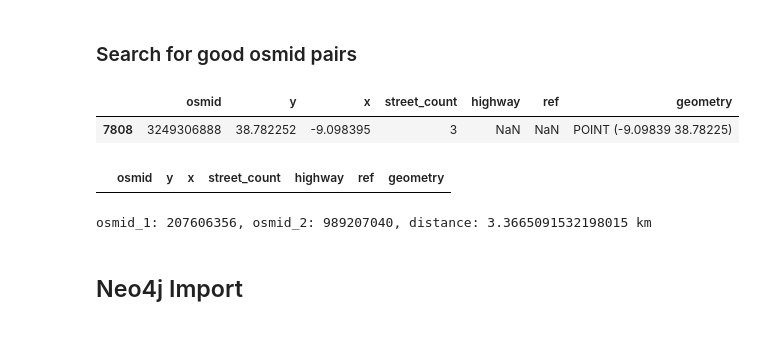
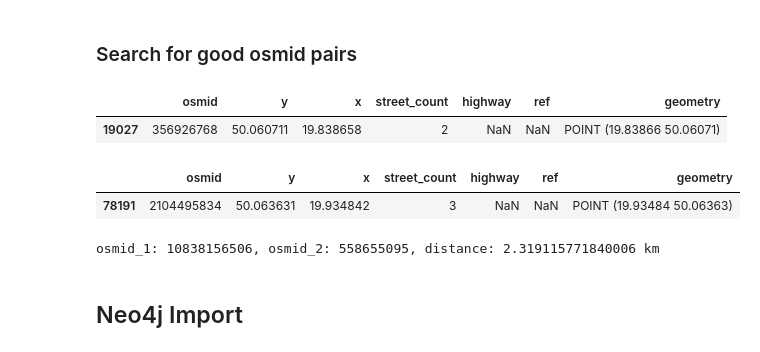
Before and after one commit to juliakisielewicz/graph-routing, a Jupyter notebook: load_data_neo4j.ipynb, the cells around one changed output. Cells and saved outputs as stored; diff of their text form; code cells hidden in the pictures.

```diff
--- a/load_data_neo4j.ipynb
+++ b/load_data_neo4j.ipynb
@@ -7,3 +5,5 @@ G = ox.graph_from_place("Lisboa", network_type="drive", simplify=True)
+# %%
+G = ox.load_graphml("./data/krakow.graphml")
 # %%
 print(G)
 # %% [output]
@@ -57,16 +51,19 @@ gdf_relationships
 # %% [markdown]
 ### Search for good osmid pairs
-# %%
-# Cais do Sodre
-gdf_nodes[gdf_nodes["osmid"] == 3249306888]
-# %% [output]
-|  | osmid | y | x | street_count | highway | ref | geometry |
-| 7808 | 3249306888 | 38.782252 | -9.098395 | 3 | NaN | NaN | POINT (-9.09839 38.78225) |
 # %%
-# Gulbekain museum
-gdf_nodes[gdf_nodes["osmid"] == 5548273231]
+# Node 1 - zakamycze
+node_nr_1 = 356926768
+gdf_nodes[gdf_nodes["osmid"] == node_nr_1]
 # %% [output]
 |  | osmid | y | x | street_count | highway | ref | geometry |
+| 19027 | 356926768 | 50.060711 | 19.838658 | 2 | NaN | NaN | POINT (19.83866 50.06071) |
+# %%
+# Node 2 - betel
+node_nr_2 = 2104495834
+gdf_nodes[gdf_nodes["osmid"] == node_nr_2]
+# %% [output]
+|  | osmid | y | x | street_count | highway | ref | geometry |
+| 78191 | 2104495834 | 50.063631 | 19.934842 | 3 | NaN | NaN | POINT (19.93484 50.06363) |
 # %%
 # two random osmid
 start_and_finish = gdf_nodes.sample(2)
@@ -79,7 +76,7 @@ coords_2 = start_and_finish.iloc[1]["y"], start_and_finish.iloc[1]["x"]
 
 print(f"osmid_1: {osmid_1}, osmid_2: {osmid_2}, distance: {geopy.distance.distance(coords_1, coords_2).km} km")
 # %% [output]
-osmid_1: 207606356, osmid_2: 989207040, distance: 3.3665091532198015 km
+osmid_1: 10838156506, osmid_2: 558655095, distance: 2.319115771840006 km
 # %% [markdown]
 ## Neo4j Import
 # %%
```
Also changed, not shown: parts of 15 cells of this notebook, 2 other files.
